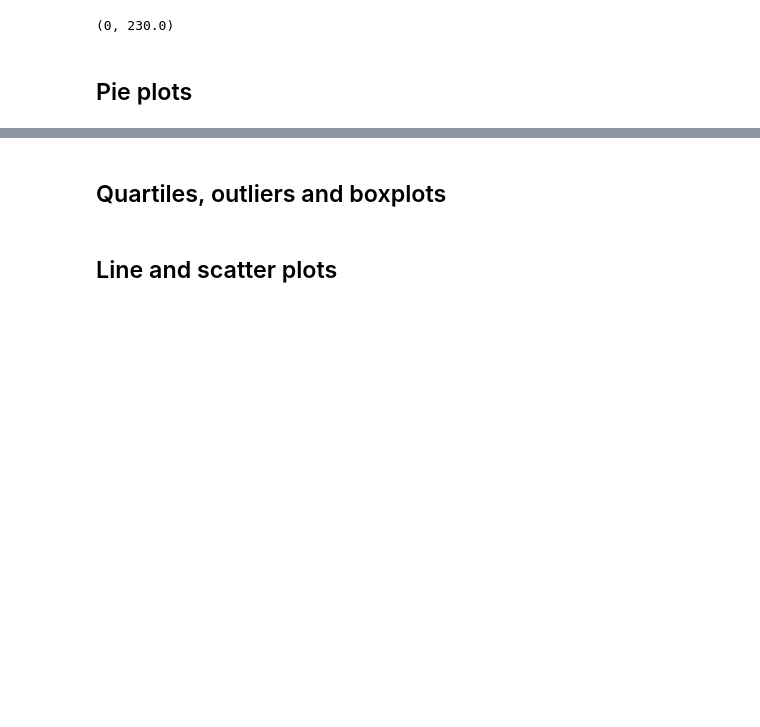
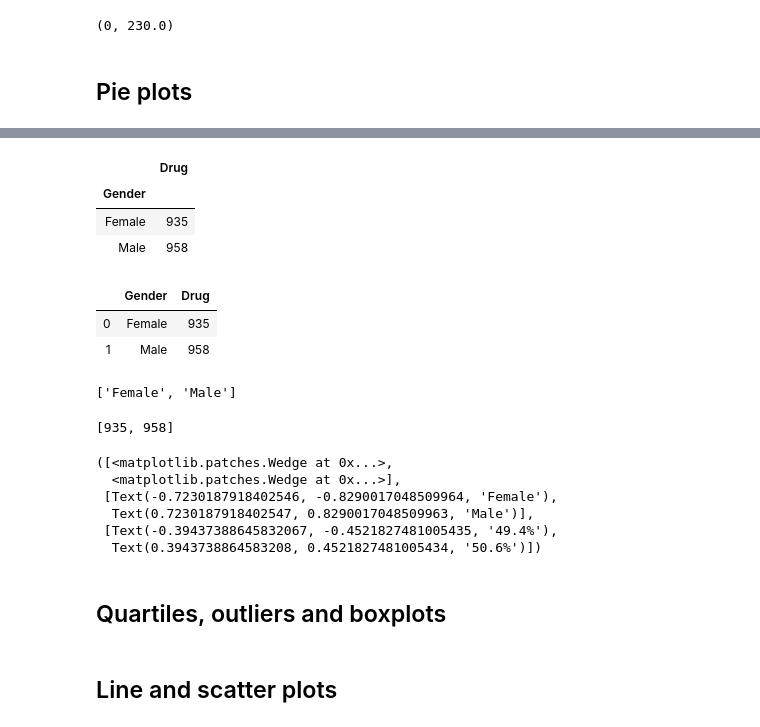
Before and after one commit to fkarimov69/Matplotlib-challenge, a Jupyter notebook: Pymaceuticals/DraftHW.ipynb, the cells around one changed output, grey strips where cells are left out. Drawn from its saved outputs; the diff is of its cells as text; code cells hidden in the pictures; blank space fills up the shorter version.

```diff
--- a/Pymaceuticals/DraftHW.ipynb
+++ b/Pymaceuticals/DraftHW.ipynb
@@ -212,2 +239,3 @@ sex_df
 # %%
-sex_drug=df[["Drug Regimen","Sex"]]
+df_pie_mat=df[["Drug Regimen","Sex"]]
+df_pie_mat.columns=["Drug","Gender"]
@@ -223,5 +242,41 @@ sex_plot_male=sex__groupby_drug.plot.pie(y='Sex',figsize=(5,5),autopct='%1.1f%%'
+# %%
+df_mat_group=df_pie_mat.groupby("Gender").count()
+df_mat_group
+# %% [output]
+|  | Drug |
+| Gender |  |
+| Female | 935 |
+| Male | 958 |
+# %%
+
+v=df_mat_group.reset_index()
+v
+# %% [output]
+|  | Gender | Drug |
+| 0 | Female | 935 |
+| 1 | Male | 958 |
+# %%
+sex=v["Gender"].tolist()
+sex
+# %% [output]
+['Female', 'Male']
+# %%
+count=v["Drug"].tolist()
+count
+# %% [output]
+[935, 958]
 # %%
 # Generate a pie plot showing the distribution of female versus male mice using pyplot
+# %%
+a=plt.pie(count,labels=sex,autopct="%1.1f%%",startangle=140)
+a
+# %% [output]
+([<matplotlib.patches.Wedge at 0x...>,
+  <matplotlib.patches.Wedge at 0x...>],
+ [Text(-0.7230187918402546, -0.8290017048509964, 'Female'),
+  Text(0.7230187918402547, 0.8290017048509963, 'Male')],
+ [Text(-0.39437388645832067, -0.4521827481005435, '49.4%'),
+  Text(0.3943738864583208, 0.4521827481005434, '50.6%')])
 # %% [markdown]
 ## Quartiles, outliers and boxplots
 # %%
```
Also changed, not shown: parts of 17 cells of this notebook.
